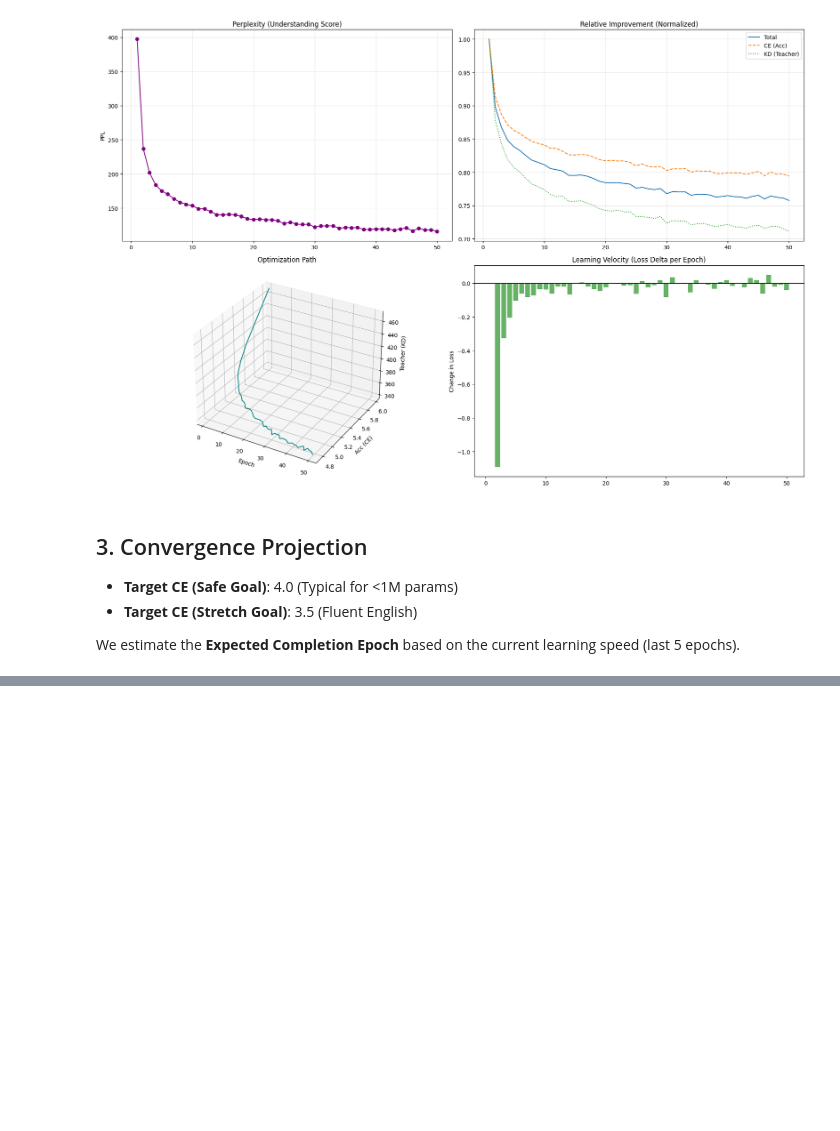
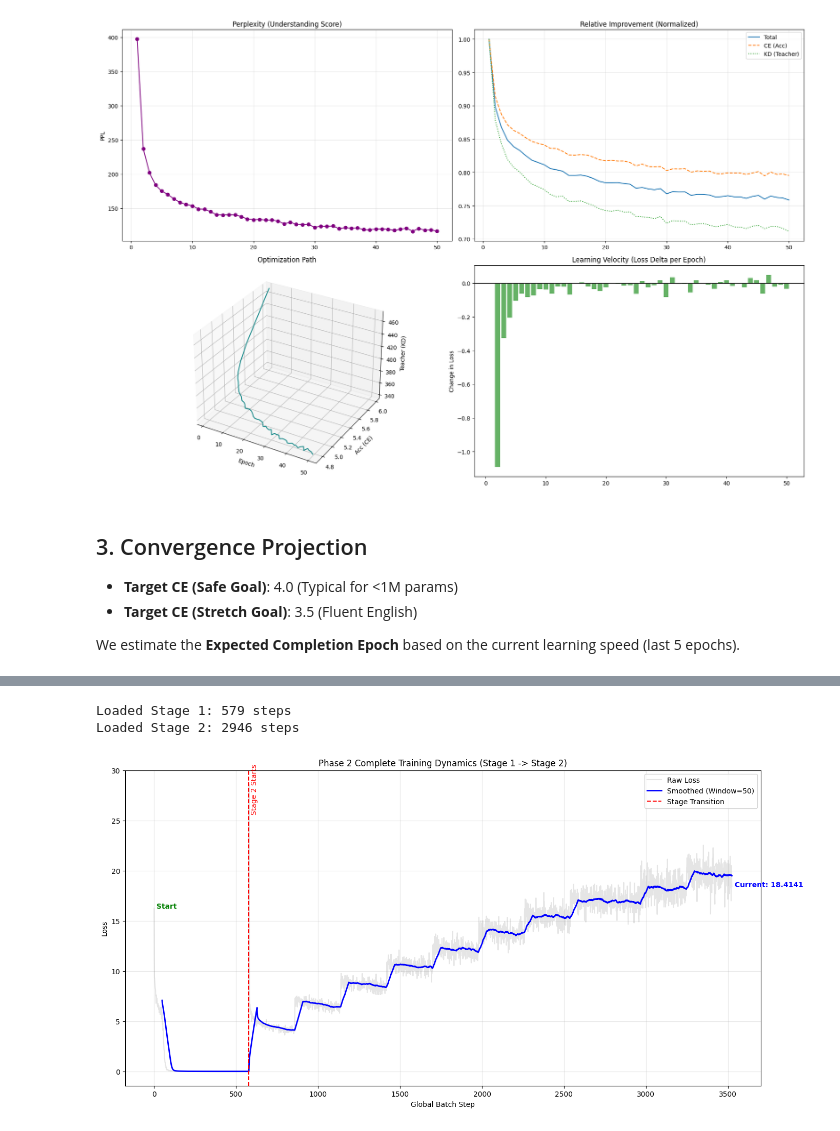
Before and after one commit to divyang4481/IndraQuantum, a Jupyter notebook: notebooks/training_monitor.ipynb, the cells around one changed output, grey strips where cells are left out. Cells and saved outputs as stored; diff of their text form; code cells hidden in the pictures; blank space fills up the shorter version.

```diff
--- a/notebooks/training_monitor.ipynb
+++ b/notebooks/training_monitor.ipynb
@@ -226,0 +320,74 @@ ESTIMATED COMPLETION: Epoch 436
+# %%
+import pandas as pd
+import matplotlib.pyplot as plt
+import os
+
+# Paths
+stage1_log = "../logs/training_metrics_stage1.csv"
+stage2_log = "../logs/training_metrics_stage2.csv"
+
+loss_series = []
+labels = []
+stage_boundaries = []
+
+# Load Stage 1
+if os.path.exists(stage1_log):
+    df1 = pd.read_csv(stage1_log)
+    loss_series.extend(df1["Loss"].tolist())
+    stage_boundaries.append(len(loss_series))
+    print(f"Loaded Stage 1: {len(df1)} steps")
+
+# Load Stage 2
+if os.path.exists(stage2_log):
+    df2 = pd.read_csv(stage2_log)
+    loss_series.extend(df2["Total_Loss"].tolist())
+    print(f"Loaded Stage 2: {len(df2)} steps")
+
+# Plot
+plt.figure(figsize=(16, 8))
+
+# Raw Data
+plt.plot(loss_series, label="Raw Loss", alpha=0.2, color="gray")
+
+# Smoothed Data
+series_pd = pd.Series(loss_series)
+plt.plot(
+    series_pd.rolling(50).mean(),
+    label="Smoothed (Window=50)",
+    color="blue",
+    linewidth=2,
+)
+
+# Stage Markers
+for boundary in stage_boundaries:
+    plt.axvline(x=boundary, color="red", linestyle="--", label="Stage Transition")
+    plt.text(
+        boundary + 10,
+        max(loss_series) * 0.9,
+        "Stage 2 Starts",
+        color="red",
+        rotation=90,
+    )
+
+plt.title("Phase 2 Complete Training Dynamics (Stage 1 -> Stage 2)")
+plt.xlabel("Global Batch Step")
+plt.ylabel("Loss")
+plt.legend()
+plt.grid(True, alpha=0.3)
+
+# Annotations
+if loss_series:
+    plt.text(0, loss_series[0], " Start", color="green", fontweight="bold")
+    plt.text(
+        len(loss_series) - 1,
+        loss_series[-1],
+        f" Current: {loss_series[-1]:.4f}",
+        color="blue",
+        fontweight="bold",
+    )
+
+plt.show()
+# %% [output]
+Loaded Stage 1: 579 steps
+Loaded Stage 2: 2946 steps
+[figure, added]
```
Also changed, not shown: parts of 14 cells of this notebook, 16 other files.
